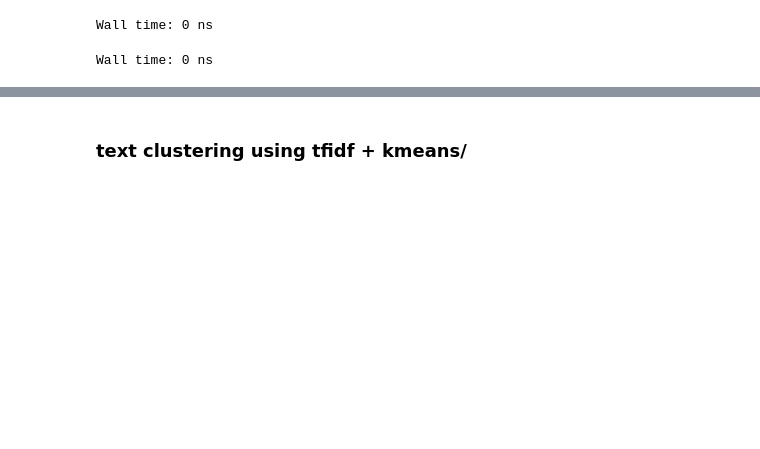
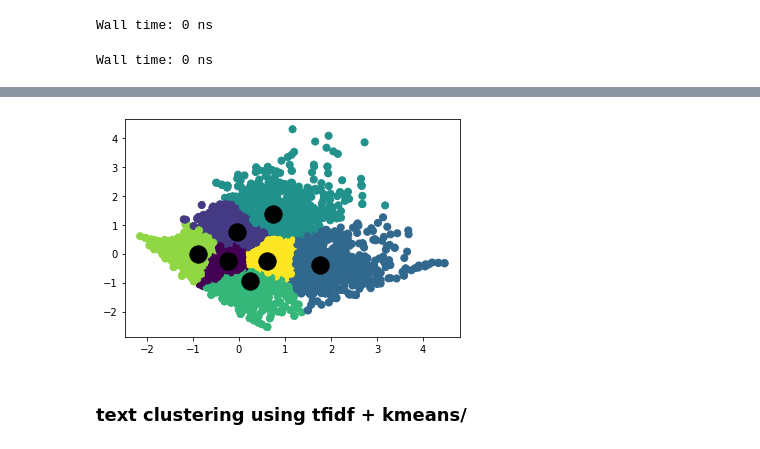
Before and after one commit to erickeagle/Wikipedia-Movies-Data-EDA-NLP-Redcommendation-System-, a Jupyter notebook: On_unique_plot_value.ipynb, the cells around one changed output, grey strips where cells are left out. Drawn from its saved outputs; the diff is of its cells as text; code cells hidden in the pictures; blank space fills up the shorter version.

```diff
--- a/On_unique_plot_value.ipynb
+++ b/On_unique_plot_value.ipynb
@@ -298,3 +285,18 @@ data1['label'] = model.labels_
+# %%
+from sklearn.cluster import KMeans
+sklearn_pca = PCA(n_components =2)
+Y_sklearn = sklearn_pca.fit_transform(data1['plot_sent_vectors'].tolist())
+kmeans = KMeans(n_clusters=7, max_iter=600, algorithm = 'auto')
+fitted = kmeans.fit(Y_sklearn)
+prediction = kmeans.predict(Y_sklearn)
+# %%
+import matplotlib.pyplot as plt
+plt.scatter(Y_sklearn[:, 0], Y_sklearn[:, 1], c=prediction, s=50, cmap='viridis')
+
+centers = fitted.cluster_centers_
+plt.scatter(centers[:, 0], centers[:, 1],c='black', s=300, alpha=1);
+# %% [output]
+[figure, added]
 # %% [markdown]
 ### text clustering using tfidf + kmeans/
 # %%
```
Also changed, not shown: parts of 14 cells of this notebook, 1 other file.
